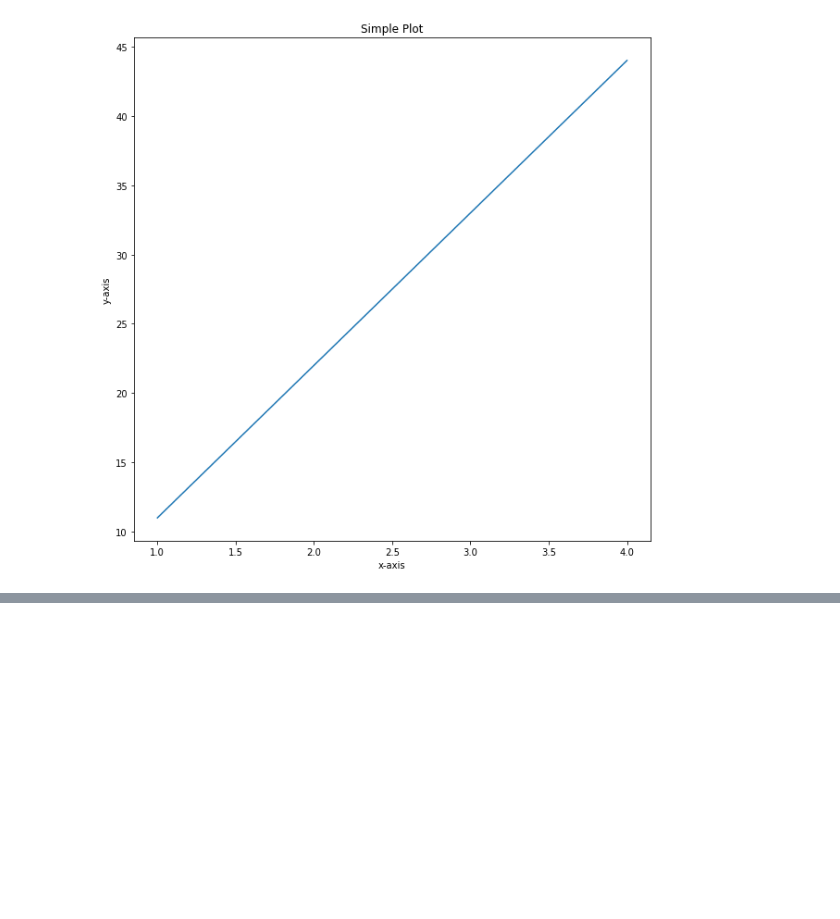
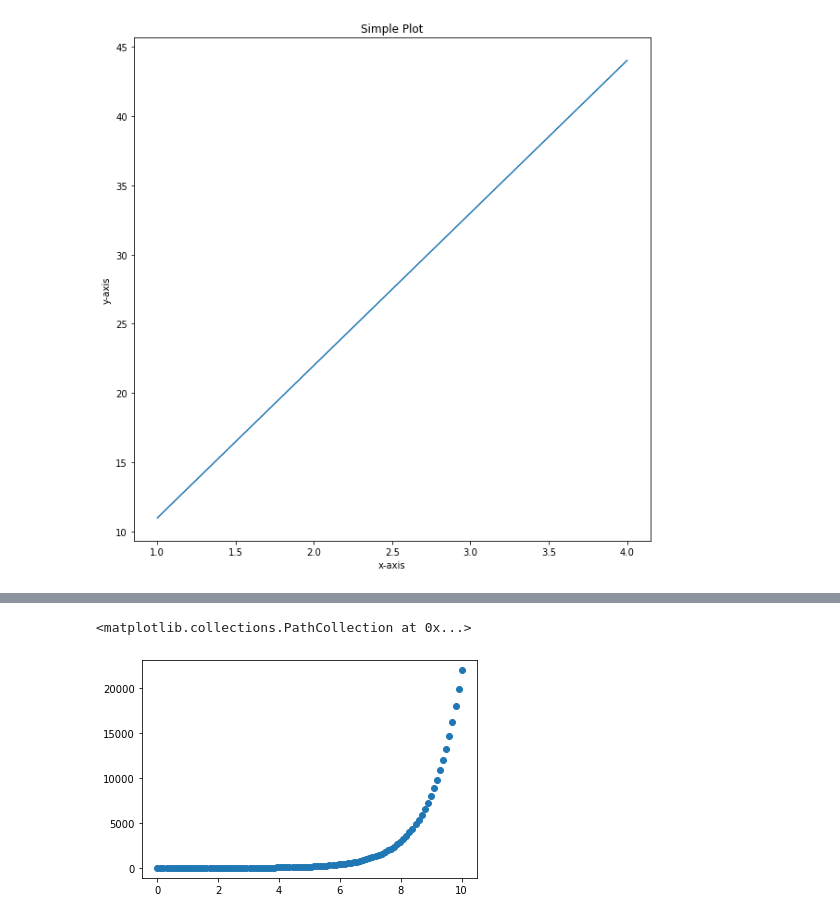
Before and after one commit to ioannis-toumpoglou/tensorflow-developer-repo, a Jupyter notebook: ml-02-introduction-to-matplotlib.ipynb, the cells around one changed output, grey strips where cells are left out. Cells and saved outputs as stored; diff of their text form; code cells hidden in the pictures; blank space fills up the shorter version.

```diff
--- a/ml-02-introduction-to-matplotlib.ipynb
+++ b/ml-02-introduction-to-matplotlib.ipynb
@@ -81,0 +123,7 @@ fig.savefig('sample-plot.png')
+# %%
+# Use the same data to create a Scatter plot
+fig, ax = plt.subplots()
+ax.scatter(x, np.exp(x));
+# %% [output]
+<matplotlib.collections.PathCollection at 0x...>
+[figure, added]
```
Also changed, not shown: parts of 6 cells of this notebook.
